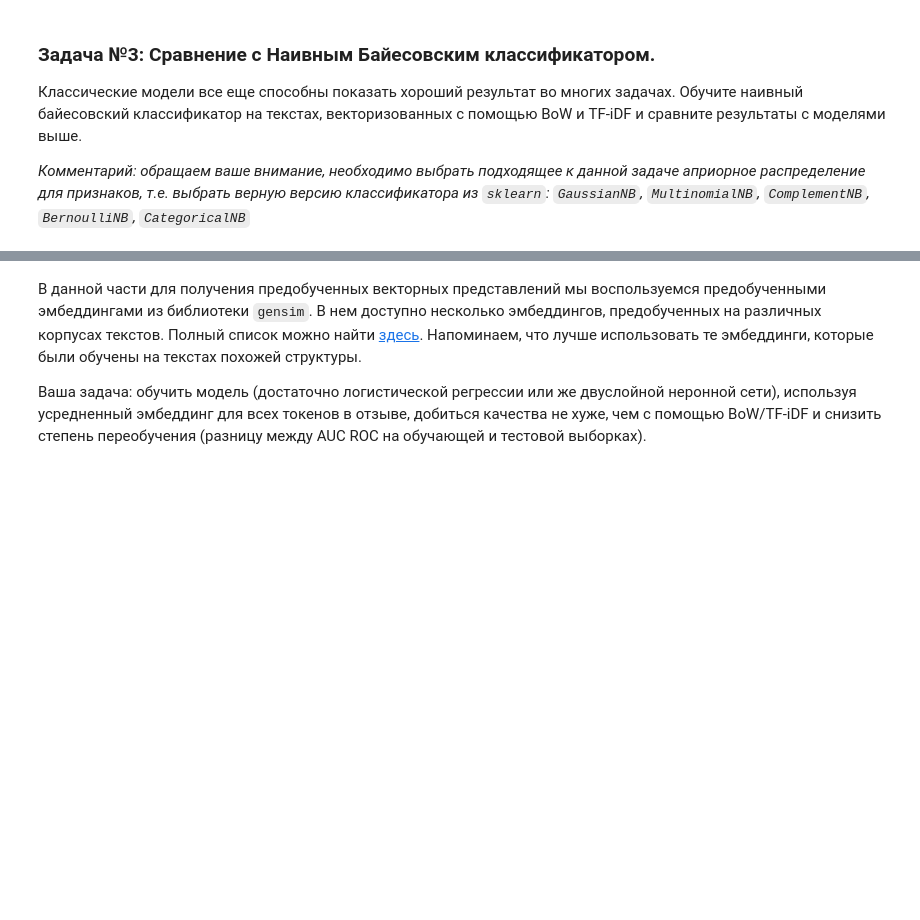
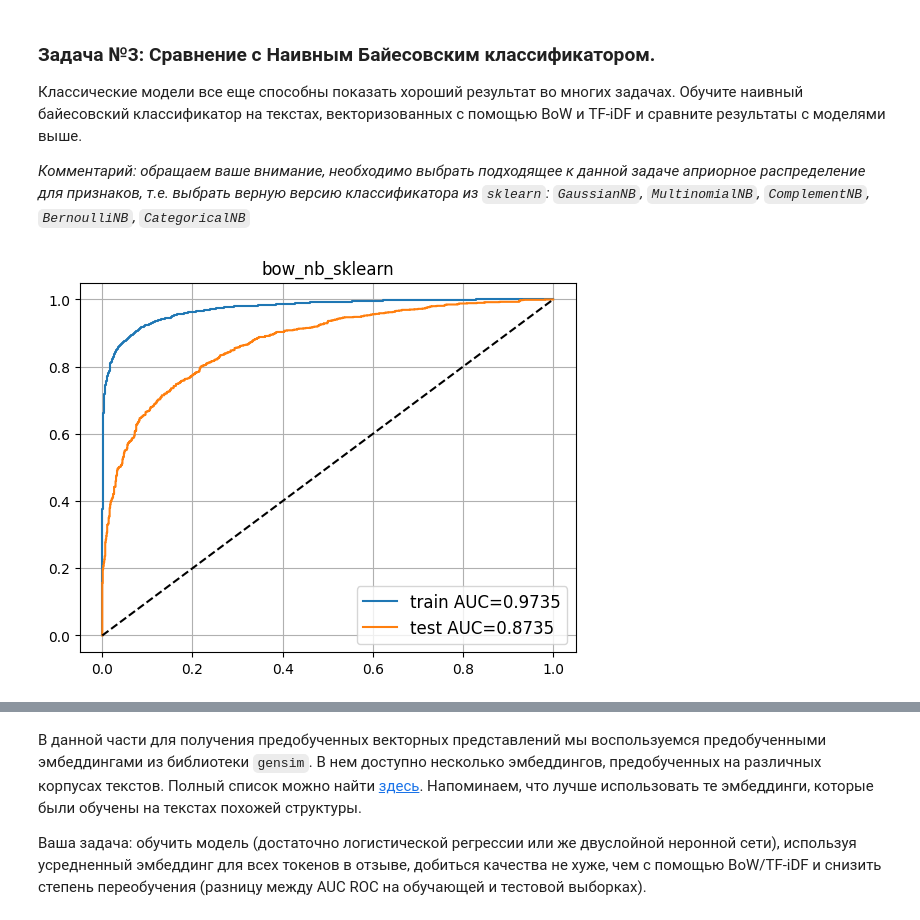
Before and after one commit to alpsenber/YandexContest_1, a Jupyter notebook: homeworks/hw04_bert_and_co/assignment_classic_text_classification.ipynb, the cells around one changed output, grey strips where cells are left out. Saved outputs shown, nothing was run; the diff lists cells and outputs as text; code cells hidden in the pictures; blank space fills up the shorter version.

```diff
--- a/homeworks/hw04_bert_and_co/assignment_classic_text_classification.ipynb
+++ b/homeworks/hw04_bert_and_co/assignment_classic_text_classification.ipynb
@@ -586,8 +586,11 @@ from sklearn.naive_bayes import # your code here
 # %%
-clf_nb_bow = # your code here
+clf_nb_bow = MultinomialNB()
+clf_nb_bow.fit(X_train_bow, y_train)
 
 # do not change the code in the block below
 # __________start of block__________
 out_dict = visualize_and_save_results(clf_nb_bow, 'bow_nb_sklearn', X_train_bow, X_test_bow, y_train, y_test, out_dict)
 # __________end of block__________
+# %% [output]
+[figure, added]
 # %%
```
Also changed, not shown: parts of 20 cells of this notebook.
